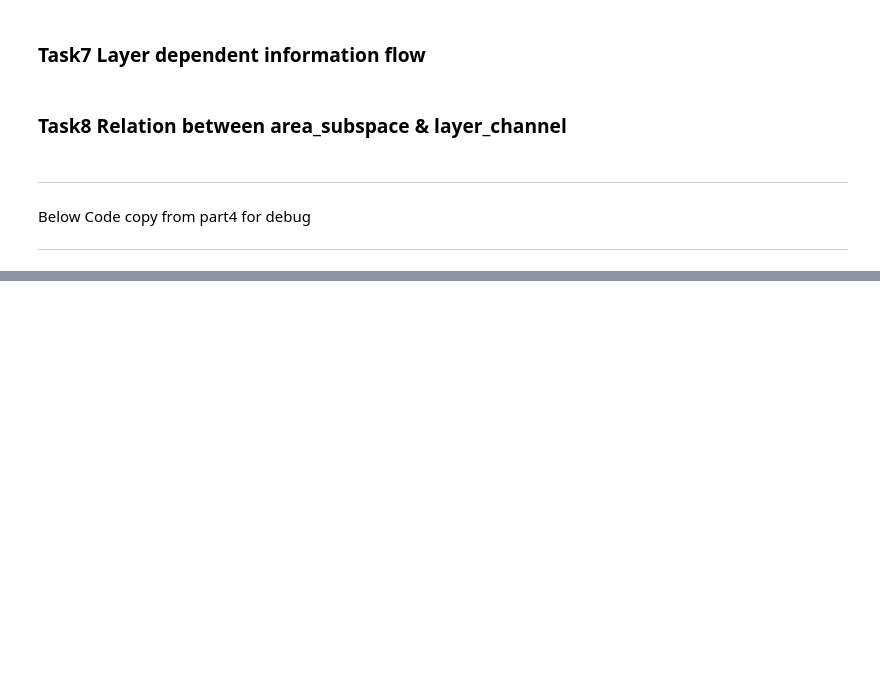
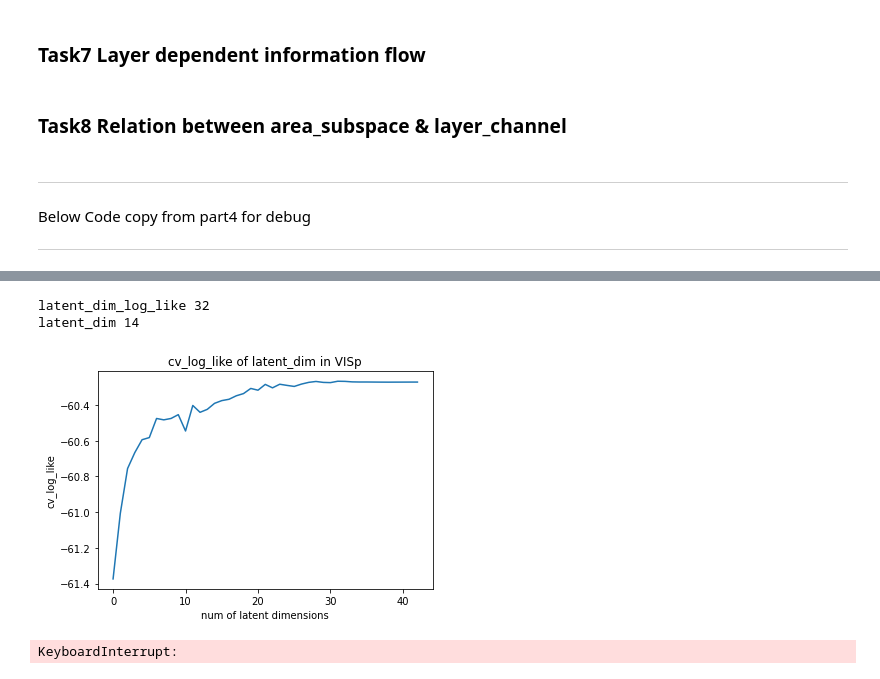
Before and after one commit to Jp-17/Coding_learning, a Jupyter notebook: Project_explore/Information flow across areas/CS_CCA_part5.ipynb, the cells around one changed output, grey strips where cells are left out. Cells and saved outputs as stored; diff of their text form; code cells hidden in the pictures; blank space fills up the shorter version.

```diff
--- a/Project_explore/Information flow across areas/CS_CCA_part5.ipynb
+++ b/Project_explore/Information flow across areas/CS_CCA_part5.ipynb
@@ -222,4 +222,9 @@ def plot_inter_dim_areas(areas, intra_dim_area, inter_dim_areas):
     f.suptitle('inter_dimension & intra_dimension across every two areas')
     plt.tight_layout()
     plt.show()
+# %%
+area = 'VISl'
+latent_dim = 20
+des_mat = get_design_matrix(area, stim_table=drift_stim_table)
+cv_log_like = cross_val_pCCA(des_mat, latent_dim)
 # %%
@@ -273,13 +372,35 @@ def plot_subspaces_angles_area(area_1, area_2, areas_3, subspaces_angles):
+# %%
+area = 'LGd'
+des_mat = get_design_matrix(area, stim_table=drift_stim_table)
+latent_dim, cv_log_like, latent_dim_log_like = intra_dim_FA(des_mat)
+print('latent_dim_log_like', latent_dim_log_like)
+print('latent_dim', latent_dim)
+
+plt.figure()
+plt.plot(cv_log_like)
+plt.title(f'cv_log_like of latent_dim in VISp')
+plt.xlabel('num of latent dimensions')
+plt.ylabel('cv_log_like')
+plt.show()
+# %% [output]
+latent_dim_log_like 32
+latent_dim 14
+[figure, added]
 # %%
 area_1 = 'VISp'
-area_2 = 'VISam'
+areas_2 = ['VISp', 'VISrl', 'VISl', 'VISal', 'VISpm', 'VISam', 'LGd', 'LP']
 areas_3 = ['VISp', 'VISrl', 'VISl', 'VISal', 'VISpm', 'VISam', 'LGd', 'LP']
 
-subspaces_angles = np.zeros(len(areas_3))
+pCCA_load_mat_1 = np.load('pCCA_load_mat_1_755434585.npy')
+pCCA_load_mat_2 = np.load('pCCA_load_mat_2_755434585.npy')
+subspaces_angles = np.zeros((len(areas_2), len(areas_3)))
 
-for i, area_3 in enumerate(areas_3):
-    subspaces_angles[i] = pCCA_subspaces_angle(area_1, area_2, area_3, stim_table=drift_stim_table)
+for i, area_2 in enumerate(areas_2):
+    for j, area_3 in enumerate(areas_3):
+        subspaces_angles[i, j] = pCCA_subspaces_angle(area_1, area_2, area_3, pCCA_load_mat_1, pCCA_load_mat_2, stim_table=drift_stim_table)
 
 np.save('subspaces_angles_755434585', subspaces_angles)
 print('subspaces_angles', subspaces_angles)
-plot_subspaces_angles_area(area_1, area_2, areas_3, subspaces_angles)
+plot_subspaces_angles_area(area_1, areas_2, areas_3, subspaces_angles)
+# %% [output]
+KeyboardInterrupt:
```
Also changed, not shown: parts of 2 cells of this notebook, 4 other files.
